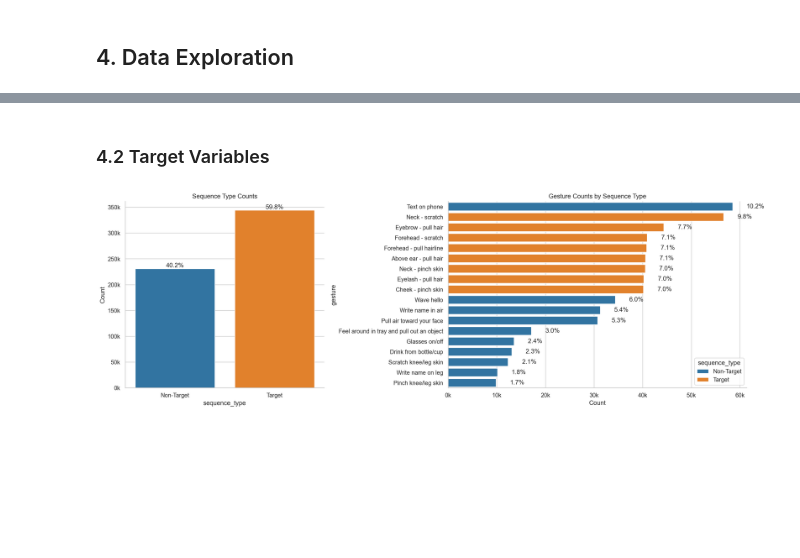
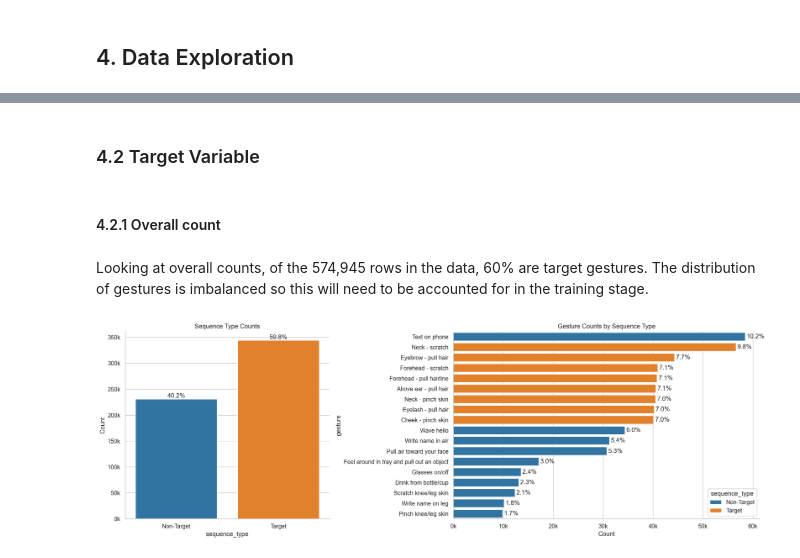
Before and after one commit to LesediLC/Portfolio, a Jupyter notebook: Notebooks/Sensor_Data.ipynb, the cells around one changed output, grey strips where cells are left out. Drawn from its saved outputs; the diff is of its cells as text; code cells hidden in the pictures; blank space fills up the shorter version.

```diff
--- a/Notebooks/Sensor_Data.ipynb
+++ b/Notebooks/Sensor_Data.ipynb
@@ -95,8 +147,8 @@ Test Demographics:
 # %%
 class EDAPlotter:
-    def __init__(self, train_sen_df):
-        self.train_sen_df = train_sen_df
-        self.palette = 'tab10'
+    def __init__(self, train_df, palette=None):
+        self.train_df = train_df
+        self.palette = palette or {'Non-Target': '#1f77b4', 'Target': '#ff7f0e'}
 
     def _annotate_barplot(self, ax, df, orientation='vertical'):
         for bar, (_, row) in zip(ax.patches, df.iterrows()):
@@ -110,48 +162,66 @@ class EDAPlotter:
                 width = bar.get_width()
                 y = bar.get_y() + bar.get_height() / 2
                 perc = (width / df['count'].sum()) * 100
-                ax.text(width + df['count'].sum() * 0.005, y,
+                ax.text(width + df['count'].sum() * 0.0005, y,
                         f"{perc:.1f}%", va='center', ha='left')
 
     def _style_ax(self, ax, title):
         ax.set_title(title)
         sns.despine(ax=ax)
 
-    def plot_counts(self, df, variable, ax, title):
+    def plot_counts(self, df, variable, ax, title, format_axis=True):
         counts = df[variable].value_counts().reset_index().sort_values(variable)
 
         sns.barplot(data=counts, x=variable, y='count', hue=variable,
                     palette=self.palette, ax=ax)
 
         self._annotate_barplot(ax, counts, orientation='vertical')
-        ax.yaxis.set_major_formatter(FuncFormatter(lambda y, _: f'{y/1000:.0f}k'))
+        self._style_ax(ax, title)
         ax.set_ylabel("Count")
-        self._style_ax(ax, title)
+        if format_axis:
+            ax.yaxis.set_major_formatter(FuncFormatter(lambda y, _: f'{y/1000:.0f}k'))
 
-    def plot_grouped_counts(self, df, group_var, target_var, ax, title):
+    def plot_grouped_counts(self, df, group_var, target_var, ax, title, format_axis=True):
         counts = df[[group_var, target_var]].value_counts().reset_index()
 
         sns.barplot(data=counts, x='count', y=target_var, hue=group_var,
                     palette=self.palette, ax=ax)
 
         self._annotate_barplot(ax, counts, orientation='horizontal')
-        ax.xaxis.set_major_formatter(FuncFormatter(lambda x, _: f'{x/1000:.0f}k'))
+        self._style_ax(ax, title)
         ax.set_xlabel("Count")
-        self._style_ax(ax, title)
+        if format_axis:
+            ax.xaxis.set_major_formatter(FuncFormatter(lambda x, _: f'{x/1000:.0f}k'))
 
-    def plot_sequence_and_gesture_counts(self):
+    def plot_sequence_and_gesture_counts_overall(self):
         fig, axes = plt.subplots(1, 2, figsize=(18, 6), gridspec_kw={'width_ratios': [2, 3]})
 
-        self.plot_counts(self.train_sen_df, 'sequence_type', axes[0], "Sequence Type Counts")
-        self.plot_grouped_counts(self.train_sen_df, 'sequence_type', 'gesture', axes[1], "Gesture Counts by Sequence Type")
+        self.plot_counts(self.train_df, 'sequence_type', axes[0], "Sequence Type Counts")
+        self.plot_grouped_counts(self.train_df, 'sequence_type', 'gesture', axes[1], "Gesture Counts by Sequence Type")
 
         plt.tight_layout()
         plt.show()
+
+    def plot_sequence_and_gesture_counts_by_seq_id(self):
+        fig, axes = plt.subplots(1, 2, figsize=(18, 6), gridspec_kw={'width_ratios': [2, 3]})
+
+        df = self.train_df.groupby('sequence_id').head(1)
+
+        self.plot_counts(df, 'sequence_type', axes[0], "Sequence Type Counts", format_axis=False)
+        self.plot_grouped_counts(df, 'sequence_type', 'gesture', axes[1], "Gesture Counts by Sequence Type", format_axis=False)
+
+        plt.tight_layout()
+        plt.show()
 # %%
-eda = EDAPlotter(train_sen_df)
+eda = EDAPlotter(train_df)
 # %% [markdown]
-### 4.2 Target Variables
+### 4.2 Target Variable
+# %% [markdown]
+#### 4.2.1 Overall count
+# %% [markdown]
+Looking at overall counts, of the 574,945 rows in the data, 60% are target gestures.
+The distribution of gestures is imbalanced so this will need to be accounted for in the training stage.
 # %%
-eda.plot_sequence_and_gesture_counts()
+eda.plot_sequence_and_gesture_counts_overall()
 # %% [output]
-[figure, old version]
+[figure, new version]
```
Also changed, not shown: parts of 27 cells of this notebook.
